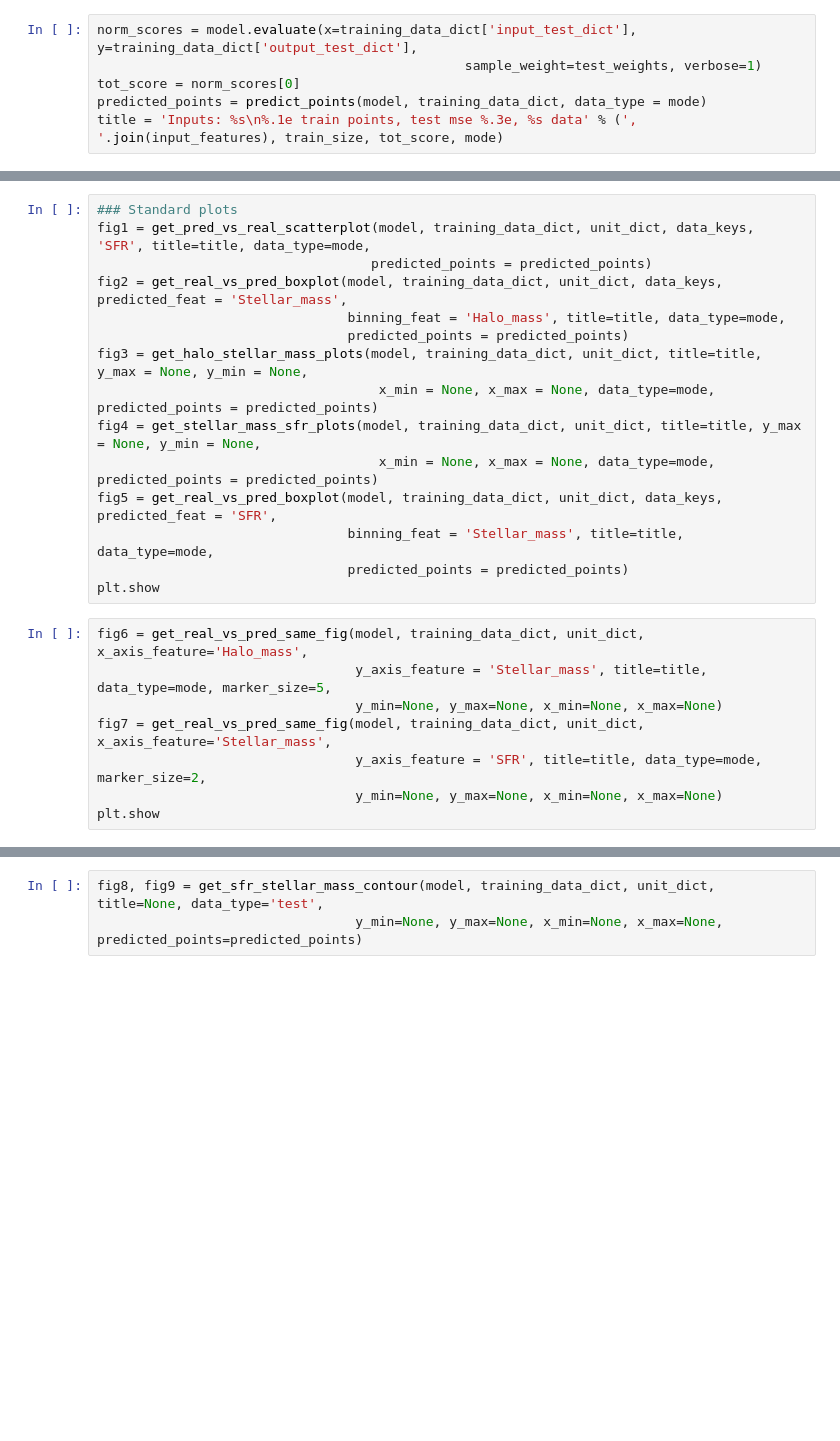
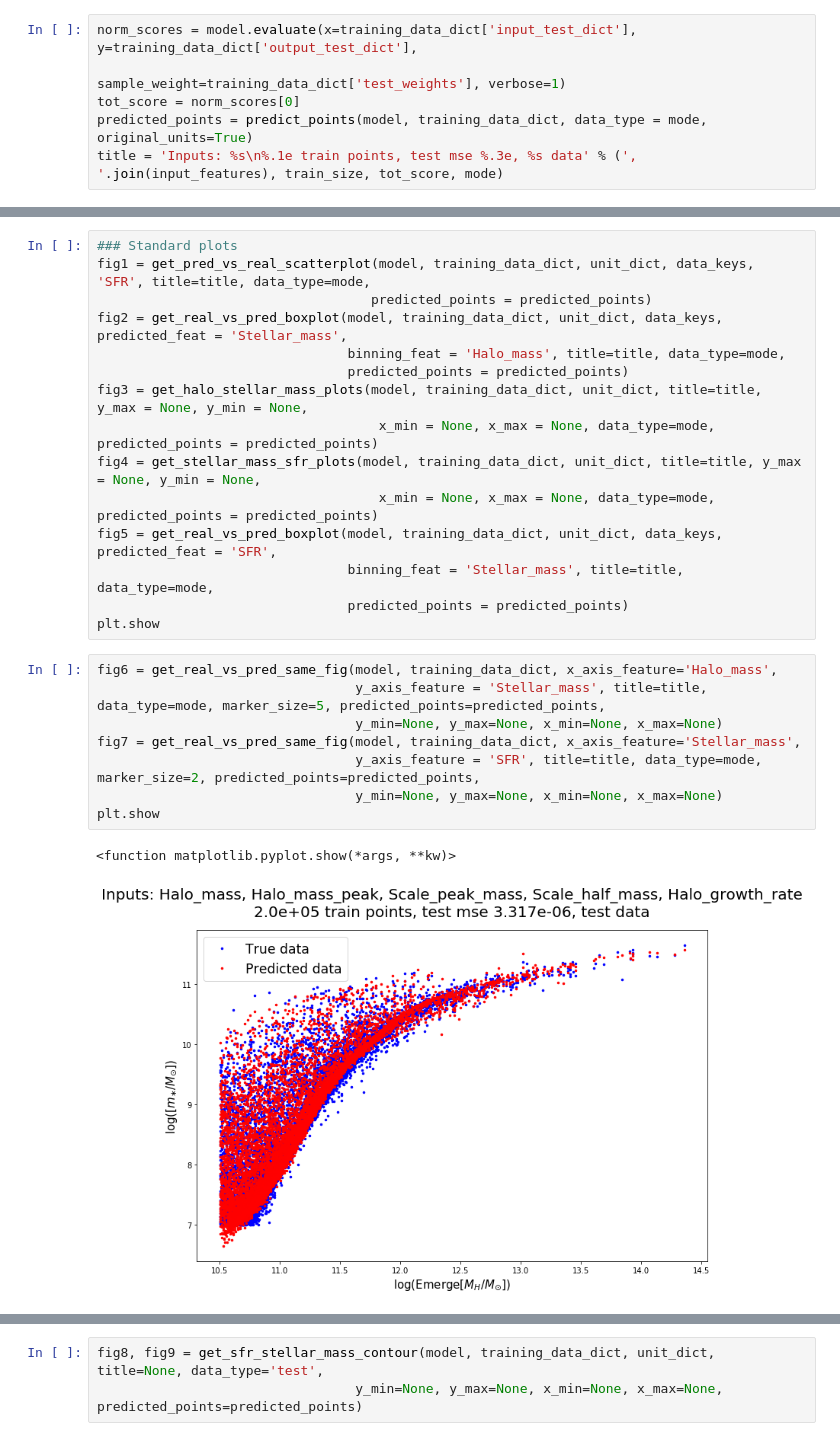
Before and after one commit to magnus-lindstrom/masters-project-galaxy-formation, a Jupyter notebook: code/backpropagation_code/bp_general_purpose_notebook.ipynb, the cells around one changed output, grey strips where cells are left out. Saved outputs shown, nothing was run; the diff lists cells and outputs as text; blank space fills up the shorter version.

```diff
--- a/code/backpropagation_code/bp_general_purpose_notebook.ipynb
+++ b/code/backpropagation_code/bp_general_purpose_notebook.ipynb
@@ -116,7 +114,7 @@ print(b)
 print(a*b)
 # %%
 norm_scores = model.evaluate(x=training_data_dict['input_test_dict'], y=training_data_dict['output_test_dict'],
-                                               sample_weight=test_weights, verbose=1)
+                                               sample_weight=training_data_dict['test_weights'], verbose=1)
 tot_score = norm_scores[0]
-predicted_points = predict_points(model, training_data_dict, data_type = mode)
+predicted_points = predict_points(model, training_data_dict, data_type = mode, original_units=True)
 title = 'Inputs: %s\n%.1e train points, test mse %.3e, %s data' % (', '.join(input_features), train_size, tot_score, mode)
@@ -136,10 +136,13 @@ fig5 = get_real_vs_pred_boxplot(model, training_data_dict, unit_dict, data_keys,
                                 predicted_points = predicted_points)
 plt.show
 # %%
-fig6 = get_real_vs_pred_same_fig(model, training_data_dict, unit_dict, x_axis_feature='Halo_mass',
-                                 y_axis_feature = 'Stellar_mass', title=title, data_type=mode, marker_size=5,
+fig6 = get_real_vs_pred_same_fig(model, training_data_dict, x_axis_feature='Halo_mass',
+                                 y_axis_feature = 'Stellar_mass', title=title, data_type=mode, marker_size=5, predicted_points=predicted_points,
                                  y_min=None, y_max=None, x_min=None, x_max=None)
-fig7 = get_real_vs_pred_same_fig(model, training_data_dict, unit_dict, x_axis_feature='Stellar_mass',
-                                 y_axis_feature = 'SFR', title=title, data_type=mode, marker_size=2,
+fig7 = get_real_vs_pred_same_fig(model, training_data_dict, x_axis_feature='Stellar_mass',
+                                 y_axis_feature = 'SFR', title=title, data_type=mode, marker_size=2, predicted_points=predicted_points,
                                  y_min=None, y_max=None, x_min=None, x_max=None)
 plt.show
+# %% [output]
+<function matplotlib.pyplot.show(*args, **kw)>
+[figure, added]
```
Also changed, not shown: parts of 7 cells of this notebook, 5 other files.
